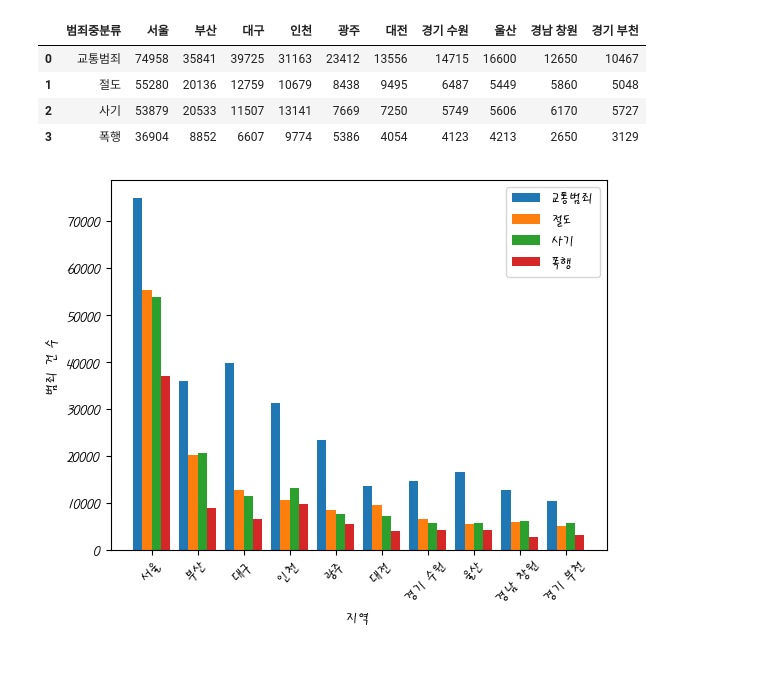
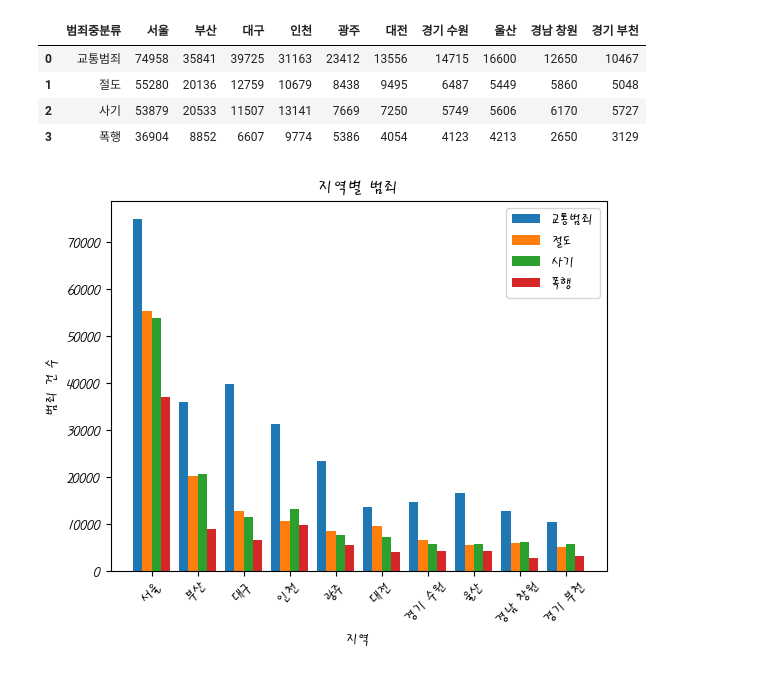
Before and after one commit to levhyun/MachineLearningTeamProject, a Jupyter notebook: DataVisualization/test.ipynb, the cells around one changed output. Saved outputs shown, nothing was run; the diff lists cells and outputs as text; code cells hidden in the pictures.

Commit message:
criminalArea Graph real complete

```diff
--- a/DataVisualization/test.ipynb
+++ b/DataVisualization/test.ipynb
@@ -26,31 +26,32 @@ violence = sum(criminalAreaTop10[criminalAreaTop10['범죄중분류'] == '폭행
 
 t = 4 # Number of dataset
 d = 10 # Number of sets of bars
 w = 0.8 # Width of each bar
 
 def create_x(t, w, n, d):
     return [t*x + w*n for x in range(d)]
 
 traffic_x = create_x(t, w, 1, d)
 theft_x = create_x(t, w, 2, d)
 fraud_x = create_x(t, w, 3, d)
 violence_x = create_x(t, w, 4, d)
 
 ax = plt.subplot()
 ax.bar(traffic_x, traffic)
 ax.bar(theft_x, theft)
 ax.bar(fraud_x, fraud)
 ax.bar(violence_x, violence)
 
 middle_x = [(a+b+c+d)/4 for (a,b,c,d) in zip(traffic_x, theft_x, fraud_x, violence_x)]
 ax.set_xticks(middle_x)
 ax.set_xticklabels(topics)
 for tick in ax.get_xticklabels():
     tick.set_rotation(45)
 
+plt.title('지역별 범죄')
 plt.xlabel('지역')
 plt.ylabel('범죄 건 수')
 plt.legend(['교통범죄', '절도', '사기', '폭행'])
 plt.show()
 # %% [output]
-[figure, old version]
+[figure, new version]
```
Also changed, not shown: 2 other files.
